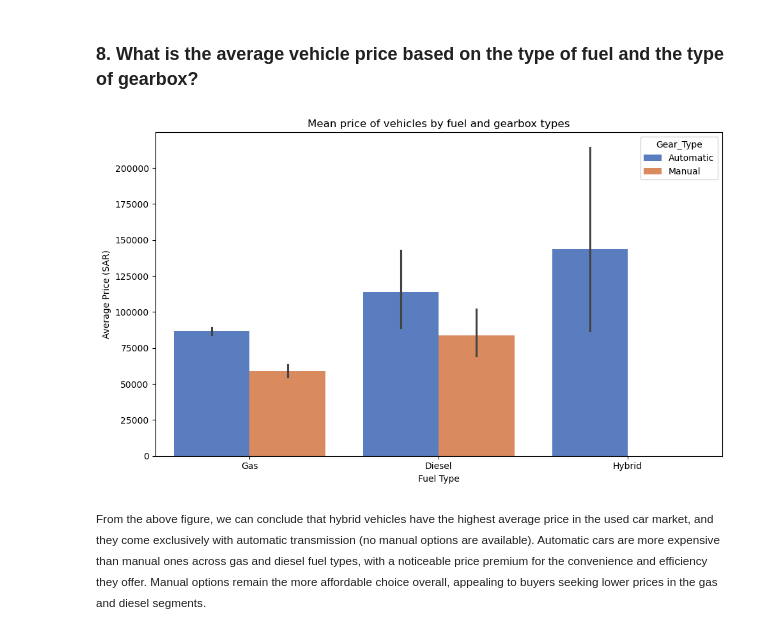
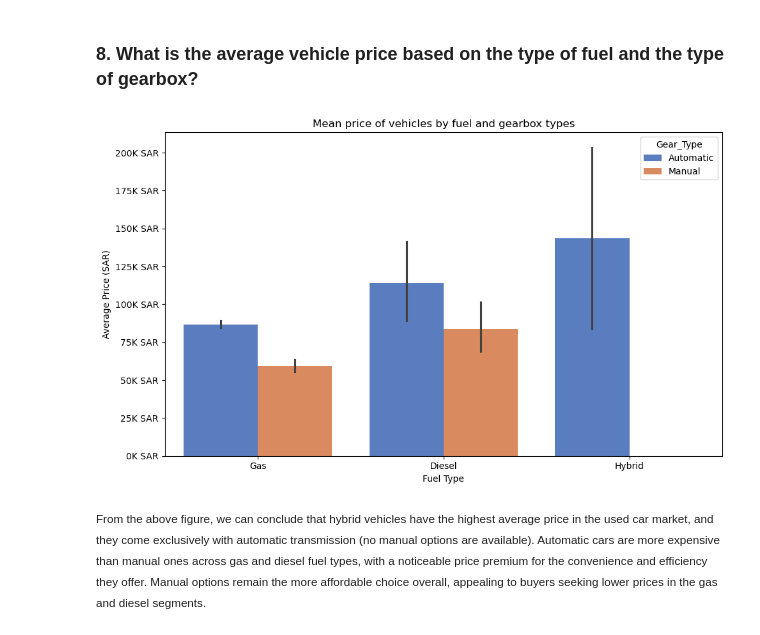
Before and after one commit to sagamohamedsaedaden-dotcom/Used_Cars_Ksa, a Jupyter notebook: used_cars_SA.ipynb, the cells around one changed output. Drawn from its saved outputs; the diff is of its cells as text; code cells hidden in the pictures.

```diff
--- a/used_cars_SA.ipynb
+++ b/used_cars_SA.ipynb
@@ -345,19 +345,24 @@ Not all models have manual versions (especially large ones), while smaller cars
 # %%
 plt.figure(figsize=(10,6))
 sns.barplot(
     x='Fuel_Type',
     y='Price',
     hue='Gear_Type',
     palette='muted',
     data=df_Used_Cars
 )
 plt.title("Mean price of vehicles by fuel and gearbox types")
 plt.xlabel("Fuel Type")
 plt.ylabel("Average Price (SAR)")
+
+plt.gca().yaxis.set_major_formatter(
+    FuncFormatter(lambda y, pos: f'{int(y/1_000)}K SAR'))
+
+
 plt.tight_layout()
 plt.show()
 # %% [output]
-[figure, old version]
+[figure, new version]
 # %% [markdown]
 <small>From the above figure, we can conclude that hybrid vehicles have the highest average price in the used car market, and they come exclusively with automatic transmission (no manual options are available).
 Automatic cars are more expensive than manual ones across gas and diesel fuel types, with a noticeable price premium for the convenience and efficiency they offer.
```
Also changed, not shown: parts of 2 cells of this notebook.
